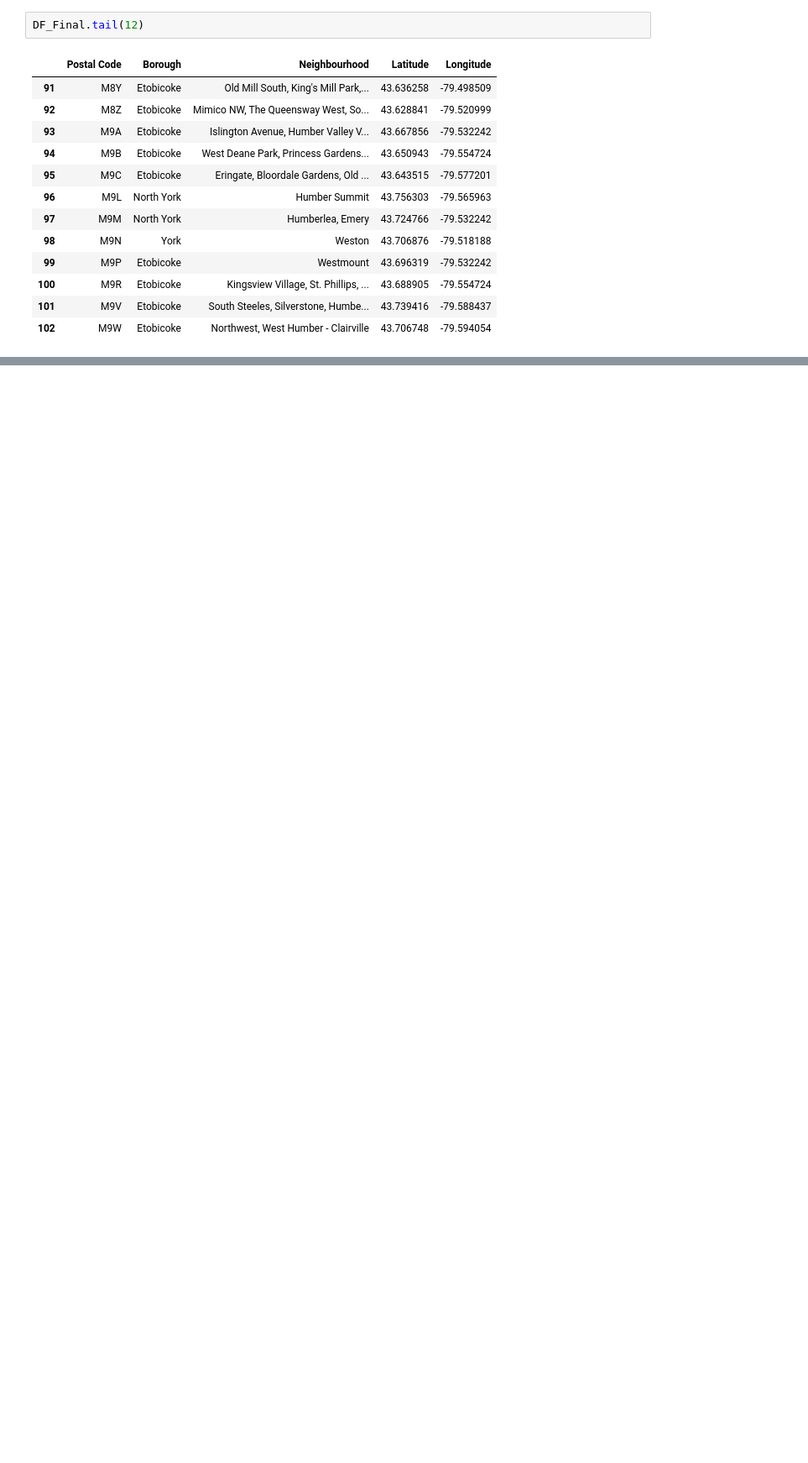
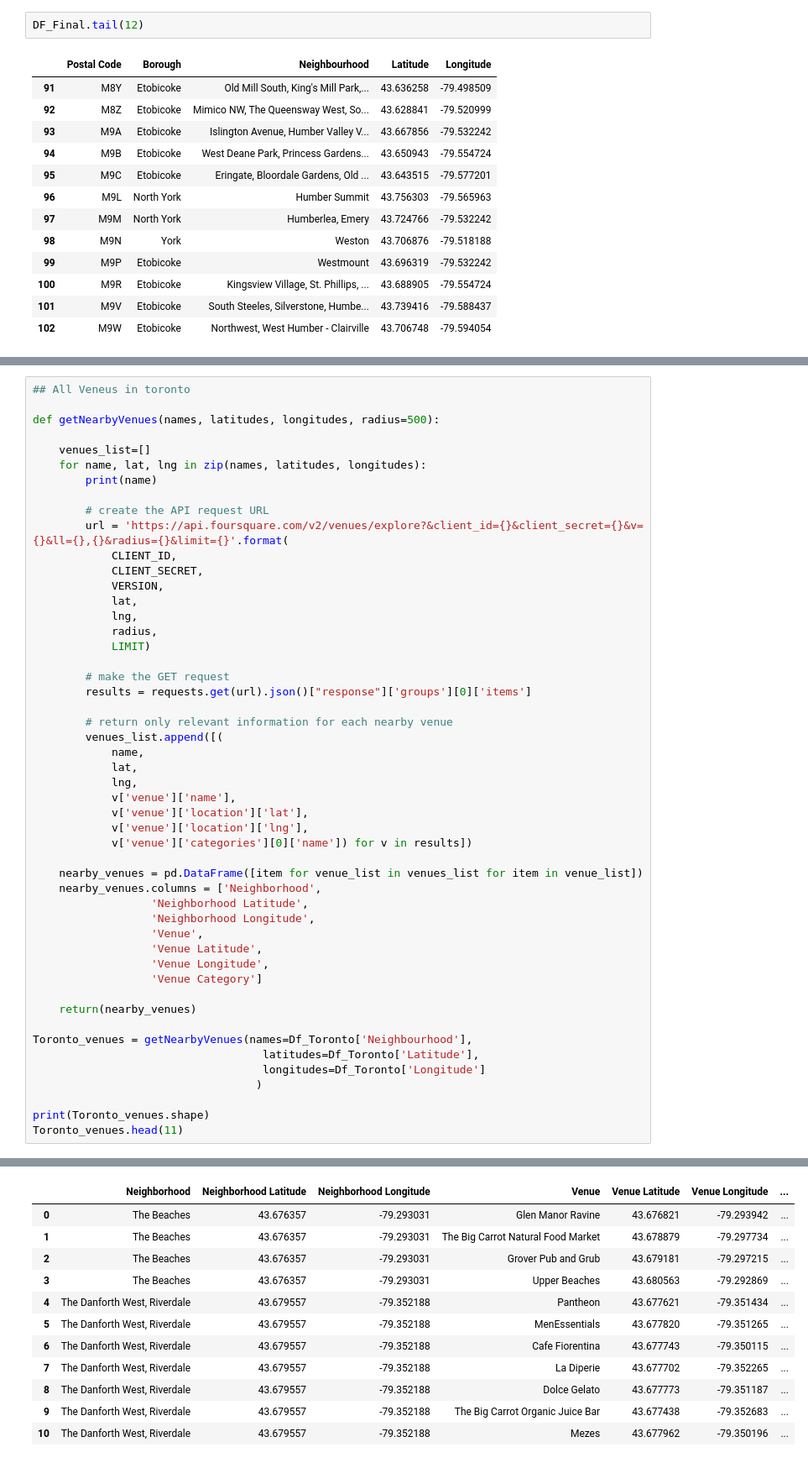
Before and after one commit to ameralbuttma/Coursera_Capstone_12_24_2020, a Jupyter notebook: Segmenting and Clustering Neighborhoods in Toronto.ipynb, the cells around one changed output, grey strips where cells are left out. Shown at 84% size. Cells and saved outputs as stored; diff of their text form; blank space fills up the shorter version.

```diff
--- a/Segmenting and Clustering Neighborhoods in Toronto.ipynb
+++ b/Segmenting and Clustering Neighborhoods in Toronto.ipynb
@@ -216,0 +402,51 @@ DF_Final.tail(12)
+# %%
+## All Veneus in toronto
+
+def getNearbyVenues(names, latitudes, longitudes, radius=500):
+
+    venues_list=[]
+    for name, lat, lng in zip(names, latitudes, longitudes):
+        print(name)
+
+        # create the API request URL
+        url = 'https://api.foursquare.com/v2/venues/explore?&client_id={}&client_secret={}&v={}&ll={},{}&radius={}&limit={}'.format(
+            CLIENT_ID,
+            CLIENT_SECRET,
+            VERSION,
+            lat,
+            lng,
+            radius,
+            LIMIT)
+
+        # make the GET request
+        results = requests.get(url).json()["response"]['groups'][0]['items']
+
+        # return only relevant information for each nearby venue
+        venues_list.append([(
+            name,
+            lat,
+            lng,
+            v['venue']['name'],
+            v['venue']['location']['lat'],
+            v['venue']['location']['lng'],
+            v['venue']['categories'][0]['name']) for v in results])
+
+    nearby_venues = pd.DataFrame([item for venue_list in venues_list for item in venue_list])
+    nearby_venues.columns = ['Neighborhood',
+                  'Neighborhood Latitude',
+                  'Neighborhood Longitude',
+                  'Venue',
+                  'Venue Latitude',
+                  'Venue Longitude',
+                  'Venue Category']
+
+    return(nearby_venues)
+
+Toronto_venues = getNearbyVenues(names=Df_Toronto['Neighbourhood'],
+                                   latitudes=Df_Toronto['Latitude'],
+                                   longitudes=Df_Toronto['Longitude']
+                                  )
+
+print(Toronto_venues.shape)
+Toronto_venues.head(11)
+# %% [output]
@@ -216,0 +470,12 @@ DF_Final.tail(12)
+|  | Neighborhood | Neighborhood Latitude | Neighborhood Longitude | Venue | Venue Latitude | Venue Longitude | ... |
+| 0 | The Beaches | 43.676357 | -79.293031 | Glen Manor Ravine | 43.676821 | -79.293942 | ... |
+| 1 | The Beaches | 43.676357 | -79.293031 | The Big Carrot Natural Food Market | 43.678879 | -79.297734 | ... |
+| 2 | The Beaches | 43.676357 | -79.293031 | Grover Pub and Grub | 43.679181 | -79.297215 | ... |
+| 3 | The Beaches | 43.676357 | -79.293031 | Upper Beaches | 43.680563 | -79.292869 | ... |
+| 4 | The Danforth West, Riverdale | 43.679557 | -79.352188 | Pantheon | 43.677621 | -79.351434 | ... |
+| 5 | The Danforth West, Riverdale | 43.679557 | -79.352188 | MenEssentials | 43.677820 | -79.351265 | ... |
+| 6 | The Danforth West, Riverdale | 43.679557 | -79.352188 | Cafe Fiorentina | 43.677743 | -79.350115 | ... |
+| 7 | The Danforth West, Riverdale | 43.679557 | -79.352188 | La Diperie | 43.677702 | -79.352265 | ... |
+| 8 | The Danforth West, Riverdale | 43.679557 | -79.352188 | Dolce Gelato | 43.677773 | -79.351187 | ... |
+| 9 | The Danforth West, Riverdale | 43.679557 | -79.352188 | The Big Carrot Organic Juice Bar | 43.677438 | -79.352683 | ... |
+| 10 | The Danforth West, Riverdale | 43.679557 | -79.352188 | Mezes | 43.677962 | -79.350196 | ... |
```
Also changed, not shown: parts of 45 cells of this notebook.
